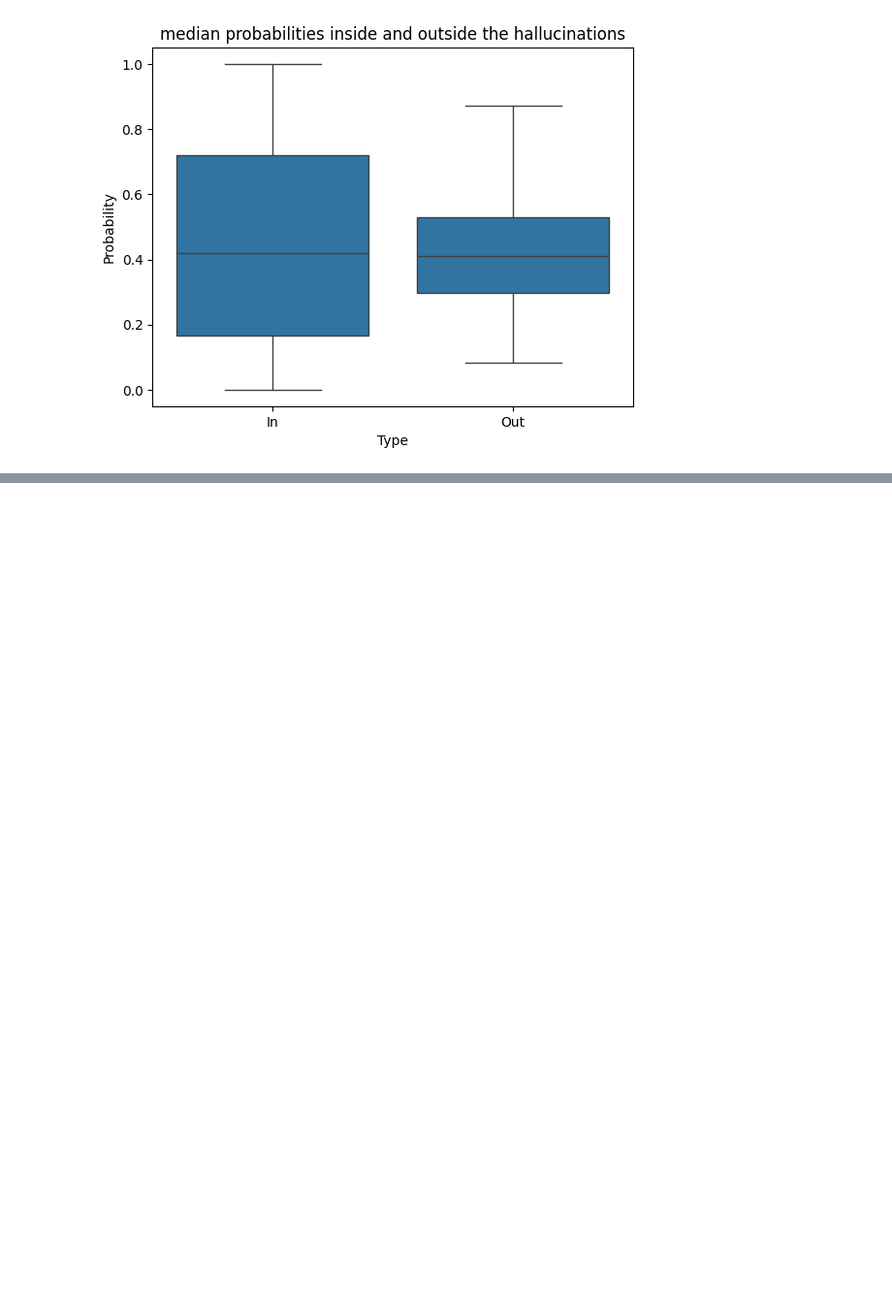
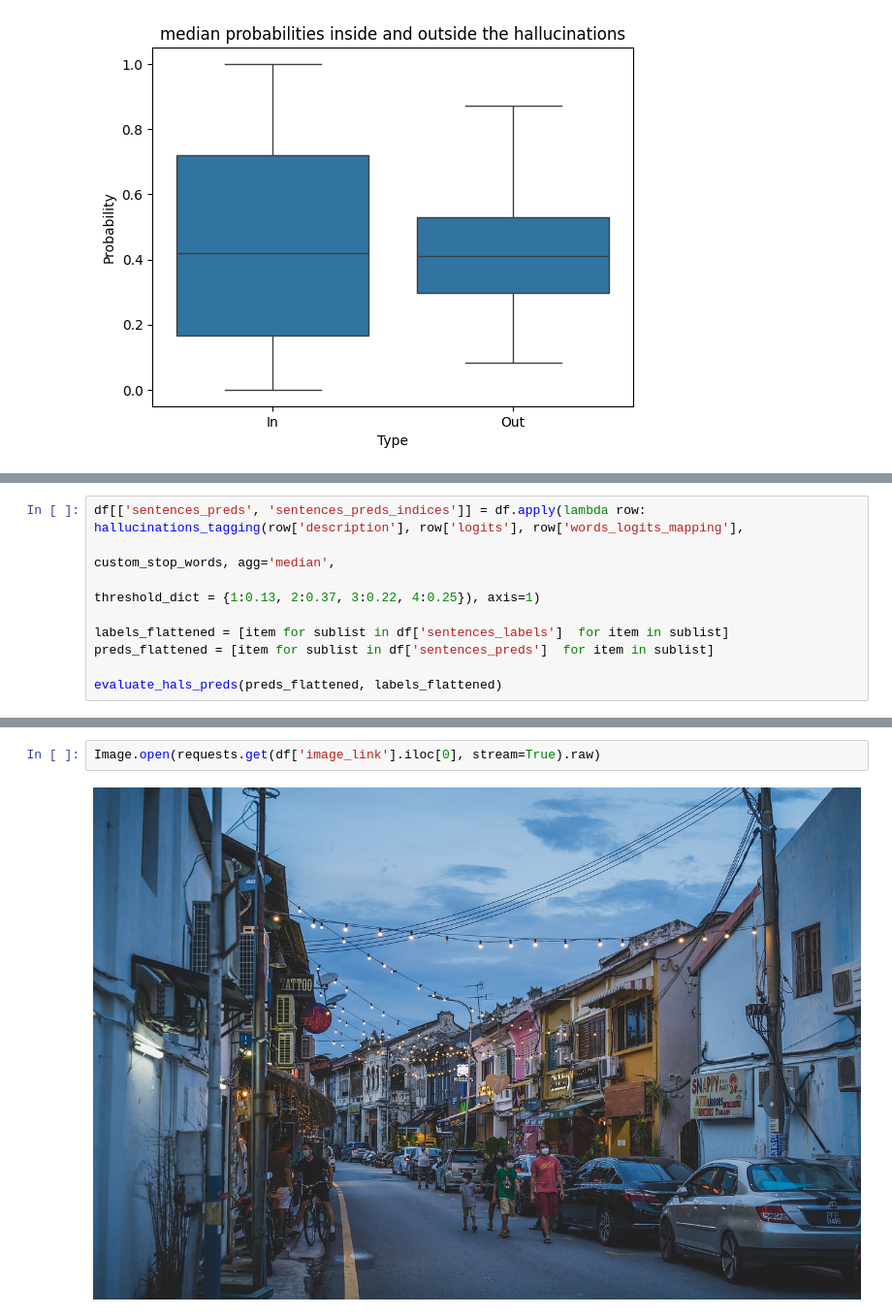
Before and after one commit to maayan-aytek/HallucinationsLLM, a Jupyter notebook: EDA.ipynb, the cells around one changed output, grey strips where cells are left out. Shown at 97% size. Drawn from its saved outputs; the diff is of its cells as text; blank space fills up the shorter version.

```diff
--- a/EDA.ipynb
+++ b/EDA.ipynb
@@ -399,0 +626,9 @@ Statistic: 29202.0, p-value: 0.11421800907268449
+# %%
+df[['sentences_preds', 'sentences_preds_indices']] = df.apply(lambda row: hallucinations_tagging(row['description'], row['logits'], row['words_logits_mapping'],
+                                                                                                  custom_stop_words, agg='median',
+                                                                                                  threshold_dict = {1:0.13, 2:0.37, 3:0.22, 4:0.25}), axis=1)
+
+labels_flattened = [item for sublist in df['sentences_labels']  for item in sublist]
+preds_flattened = [item for sublist in df['sentences_preds']  for item in sublist]
+
+evaluate_hals_preds(preds_flattened, labels_flattened)
@@ -399,0 +677,4 @@ Statistic: 29202.0, p-value: 0.11421800907268449
+# %%
+Image.open(requests.get(df['image_link'].iloc[0], stream=True).raw)
+# %% [output]
+[figure, added]
```
Also changed, not shown: parts of 28 cells of this notebook, 1 other file.
